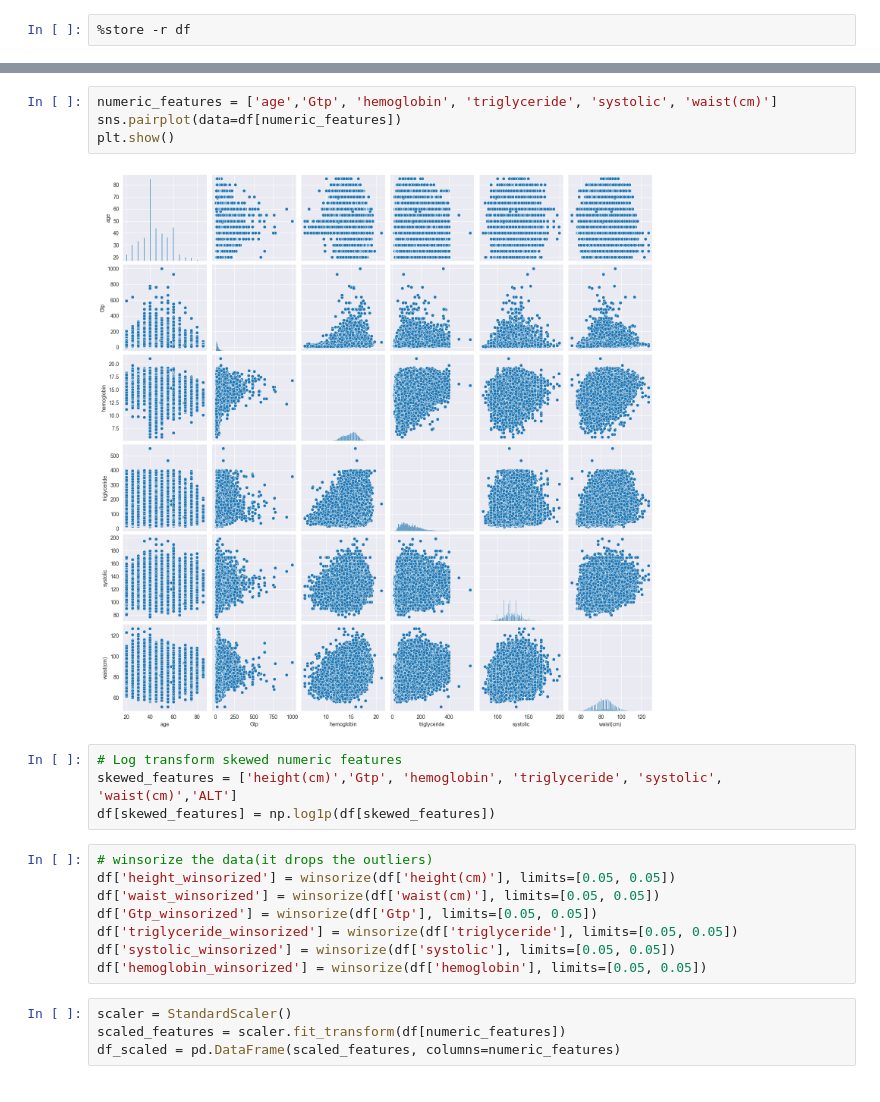
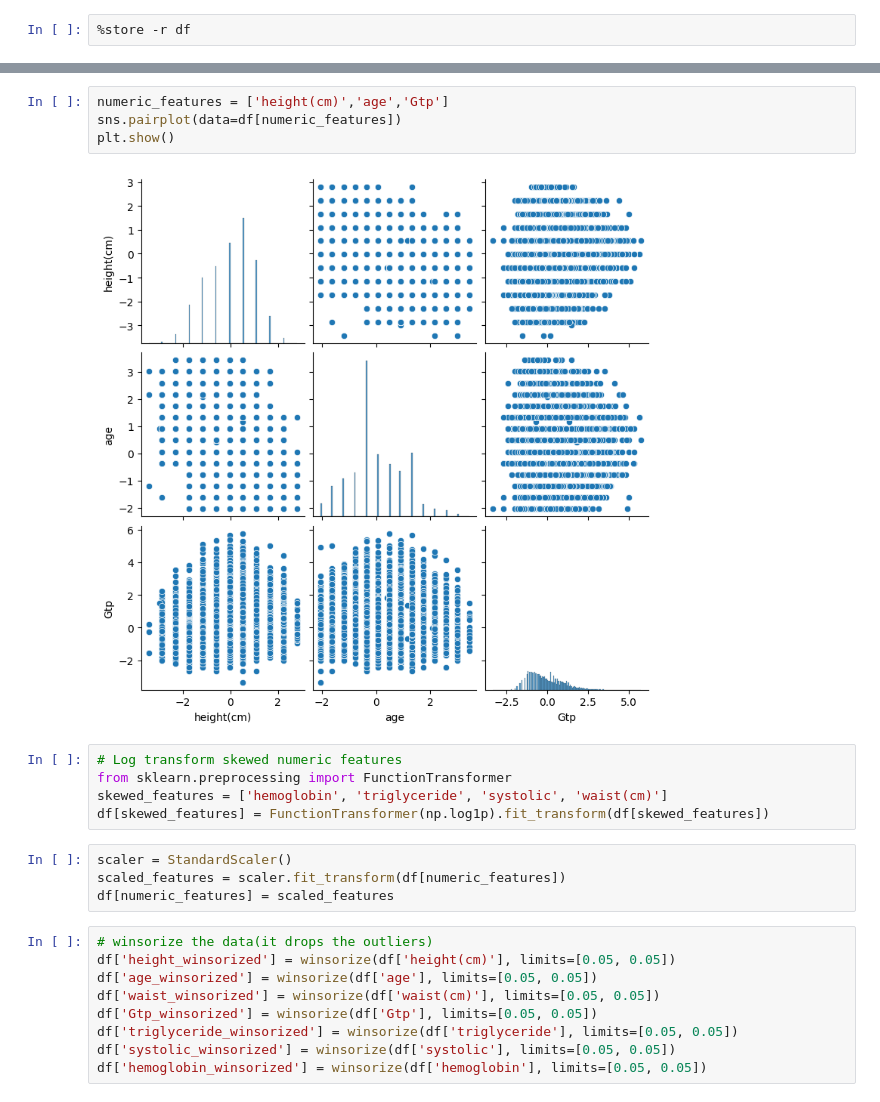
Before and after one commit to Tahker-w-tadmeer/intro_to_ml, a Jupyter notebook: ass3/data_analysis_explanatory.ipynb, the cells around one changed output, grey strips where cells are left out. Drawn from its saved outputs; the diff is of its cells as text.

```diff
--- a/ass3/data_analysis_explanatory.ipynb
+++ b/ass3/data_analysis_explanatory.ipynb
@@ -113,25 +114,27 @@ memory usage: 3.1 MB
 # %%
-numeric_features = ['age','Gtp', 'hemoglobin', 'triglyceride', 'systolic', 'waist(cm)']
+numeric_features = ['height(cm)','age','Gtp']
 sns.pairplot(data=df[numeric_features])
 plt.show()
 # %% [output]
-[figure, old version]
+[figure, new version]
 # %%
 # Log transform skewed numeric features
-skewed_features = ['height(cm)','Gtp', 'hemoglobin', 'triglyceride', 'systolic', 'waist(cm)','ALT']
-df[skewed_features] = np.log1p(df[skewed_features])
+from sklearn.preprocessing import FunctionTransformer
+skewed_features = ['hemoglobin', 'triglyceride', 'systolic', 'waist(cm)']
+df[skewed_features] = FunctionTransformer(np.log1p).fit_transform(df[skewed_features])
+# %%
+scaler = StandardScaler()
+scaled_features = scaler.fit_transform(df[numeric_features])
+df[numeric_features] = scaled_features
 # %%
 # winsorize the data(it drops the outliers)
 df['height_winsorized'] = winsorize(df['height(cm)'], limits=[0.05, 0.05])
+df['age_winsorized'] = winsorize(df['age'], limits=[0.05, 0.05])
 df['waist_winsorized'] = winsorize(df['waist(cm)'], limits=[0.05, 0.05])
 df['Gtp_winsorized'] = winsorize(df['Gtp'], limits=[0.05, 0.05])
 df['triglyceride_winsorized'] = winsorize(df['triglyceride'], limits=[0.05, 0.05])
 df['systolic_winsorized'] = winsorize(df['systolic'], limits=[0.05, 0.05])
 df['hemoglobin_winsorized'] = winsorize(df['hemoglobin'], limits=[0.05, 0.05])
-# %%
-scaler = StandardScaler()
-scaled_features = scaler.fit_transform(df[numeric_features])
-df_scaled = pd.DataFrame(scaled_features, columns=numeric_features)
 # %%
 sns.boxplot(x='smoking', y='waist_winsorized', data=df)
 plt.title('Impact of Waist Size on Smoking After Winsorizing')
```
Also changed, not shown: parts of 7 cells of this notebook, 2 other files.
